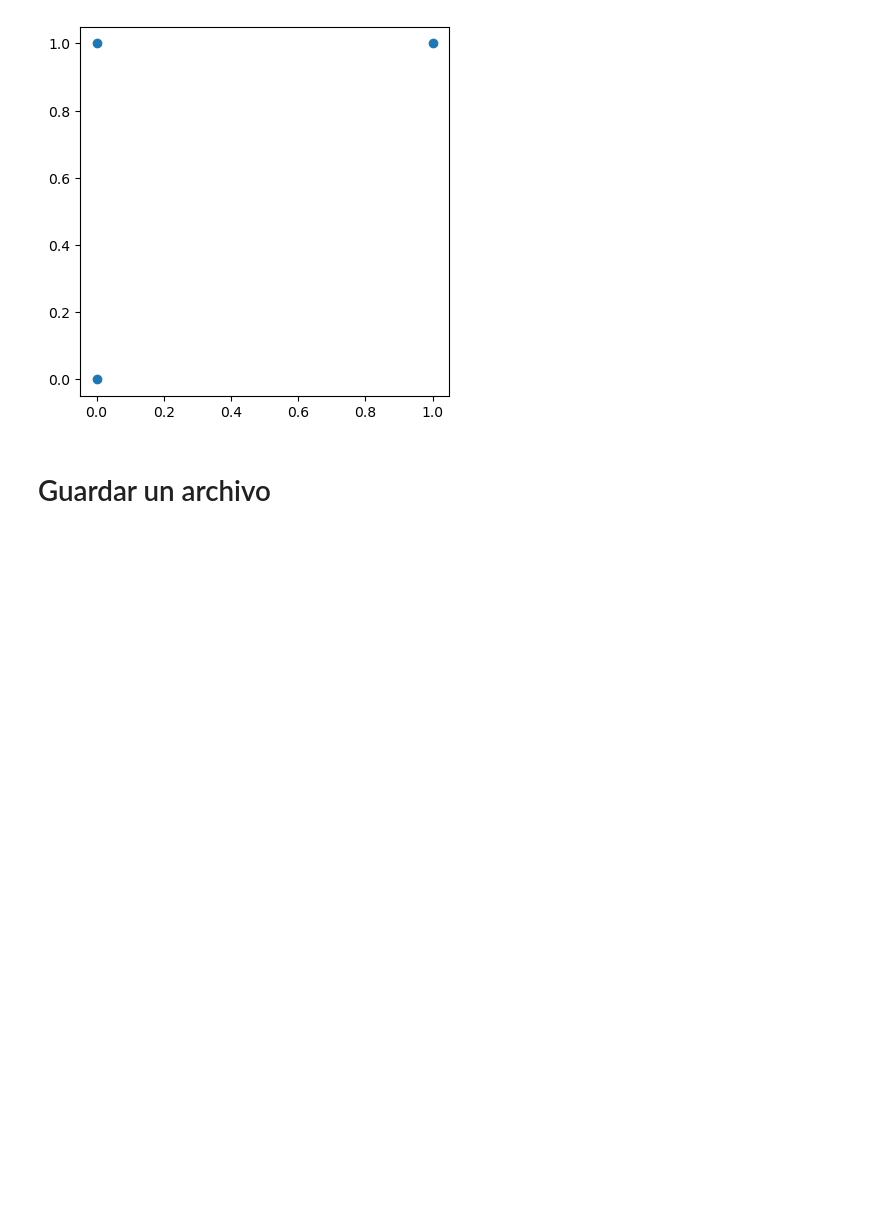
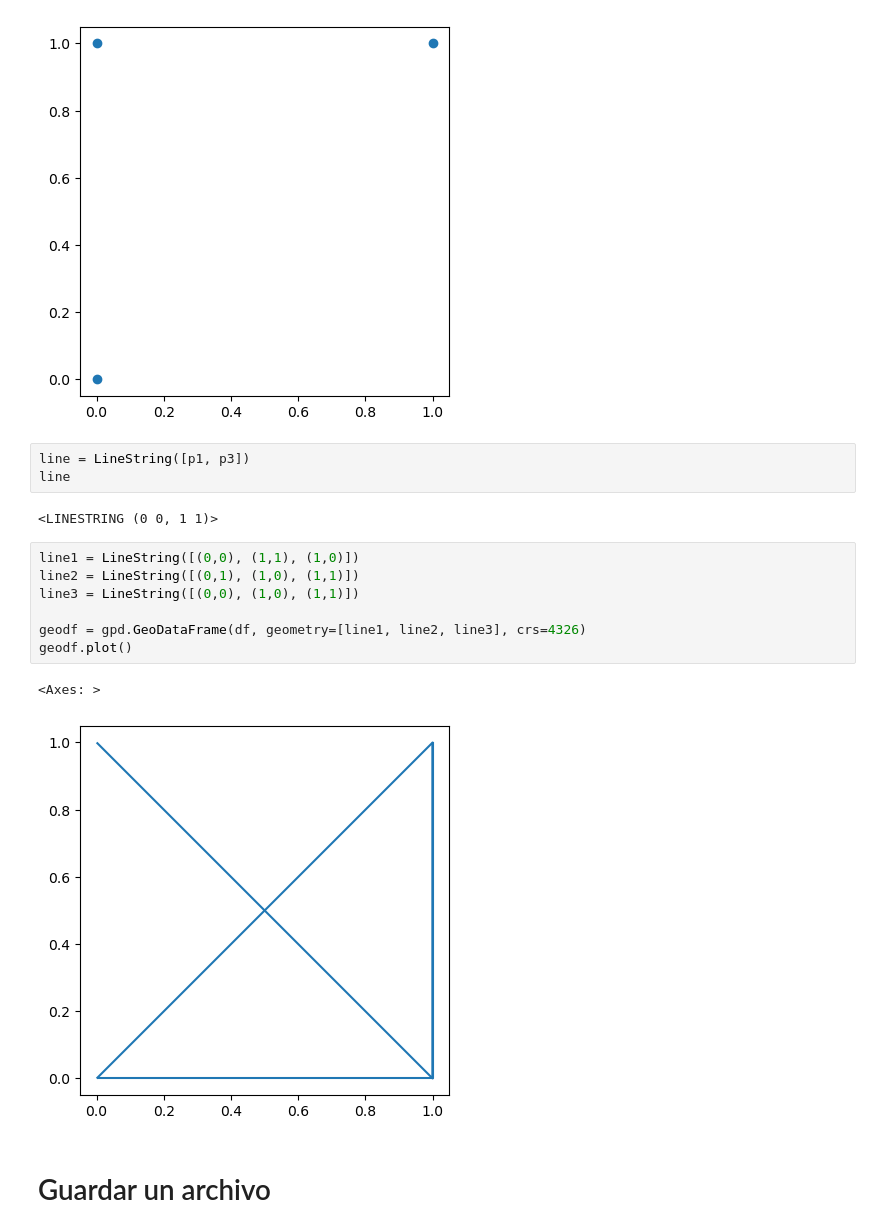
Before and after one commit to heritaco/Geospatial-Data-Analysis, a Jupyter notebook: 03-Geopandas/01-Introduccion-Geopandas-checkpoint.ipynb, the cells around one changed output. Drawn from its saved outputs; the diff is of its cells as text; blank space fills up the shorter version.

```diff
--- a/03-Geopandas/Introduccion-Geopandas-checkpoint.ipynb
+++ b/03-Geopandas/01-Introduccion-Geopandas-checkpoint.ipynb
@@ -335,6 +374,21 @@ geodf.plot()
 # %% [output]
 <Axes: >
 [figure]
+# %%
+line = LineString([p1, p3])
+line
+# %% [output]
+<LINESTRING (0 0, 1 1)>
+# %%
+line1 = LineString([(0,0), (1,1), (1,0)])
+line2 = LineString([(0,1), (1,0), (1,1)])
+line3 = LineString([(0,0), (1,0), (1,1)])
+
+geodf = gpd.GeoDataFrame(df, geometry=[line1, line2, line3], crs=4326)
+geodf.plot()
+# %% [output]
+<Axes: >
+[figure, added]
 # %% [markdown]
 # Guardar un archivo
 # %% [markdown]
```
Also changed, not shown: parts of 19 cells of this notebook, 3 other files.
